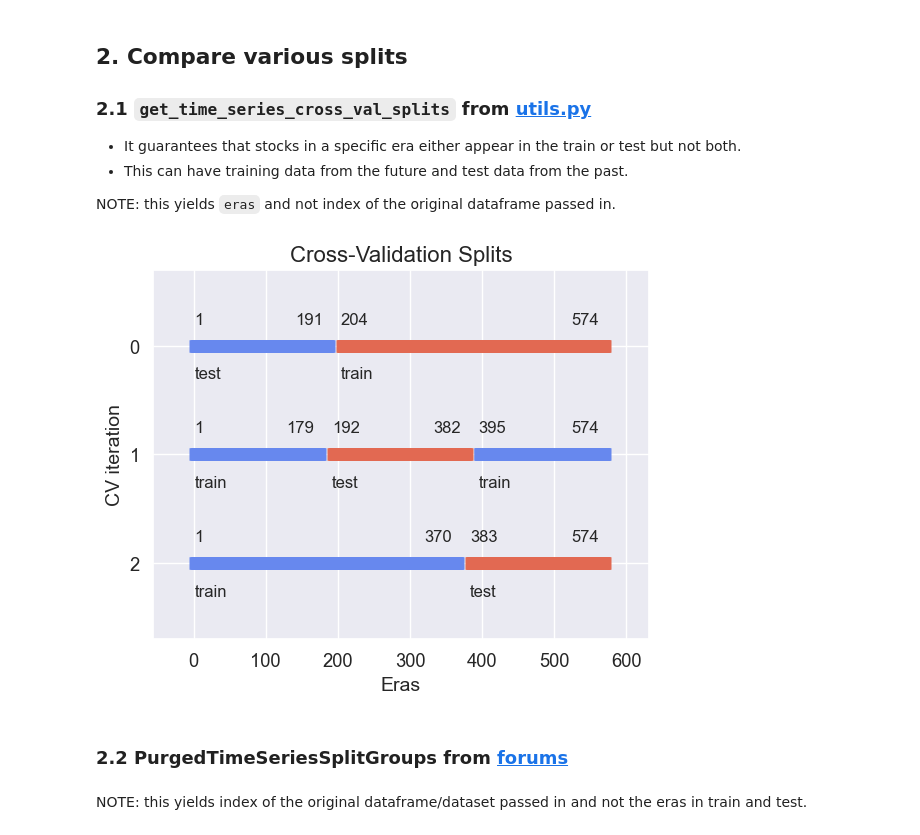
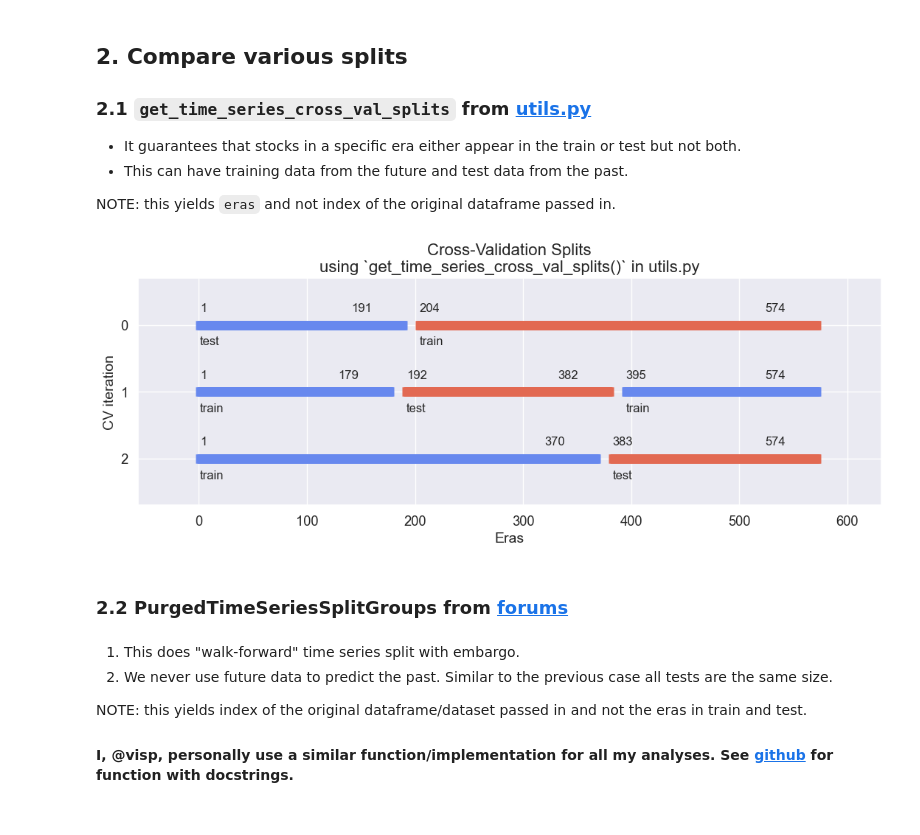
Before and after one commit to psvishnu91/numerai, a Jupyter notebook: numerai/examples/crossvalidation-split-options.ipynb, the cells around one changed output. Drawn from its saved outputs; the diff is of its cells as text; code cells hidden in the pictures.

Commit message:
added xval split example and renamed example folder

```diff
--- a/numerai/examples/crossvalidation-split-options.ipynb
+++ b/numerai/examples/crossvalidation-split-options.ipynb
@@ -134,20 +133,28 @@ for train_eras, test_eras in get_time_series_cross_val_splits(data=df, cv=3, emb
         },
     )
 # %%
+_, ax = plt.subplots(1,1, figsize=(13, 4))
 utils.plot_cv_split(
     cv_splits=cv_splits_get_ts,
     always_show_bin_ends=True,
     bin_end_offset=50,
     title=(
-        "Cross-Validation Splits\"
-    )
+        "Cross-Validation Splits\n"
+        "using `get_time_series_cross_val_splits()` in utils.py"
+    ),
+    ax=ax,
 );
 # %% [output]
-[figure, old version]
+[figure, new version]
 # %% [markdown]
 ### 2.2 PurgedTimeSeriesSplitGroups from [forums](https://forum.numer.ai/t/era-wise-time-series-cross-validation/791/24?u=visp)
-# %% [markdown]
-NOTE: this yields index of the original dataframe/dataset passed in and not the eras in train and test.
+# %% [markdown]
+1. This does "walk-forward" time series split with embargo.
+2. We never use future data to predict the past. Similar to the previous case all tests are the same size.
+
+NOTE: this yields index of the original dataframe/dataset passed in and not the eras in train and test.
+
+#### I, @visp, personally use a similar function/implementation for all my analyses. See [github](https://github.com/vispz/numerai/blob/d6eaacbfc58227cf4258a5135fc2283d65b9d256/numerai/utils.py#L945) for function with docstrings.
 # %%
 from sklearn.model_selection._split import _BaseKFold, indexable, _num_samples
 
```
Also changed, not shown: parts of 3 cells of this notebook, 1 other file.
